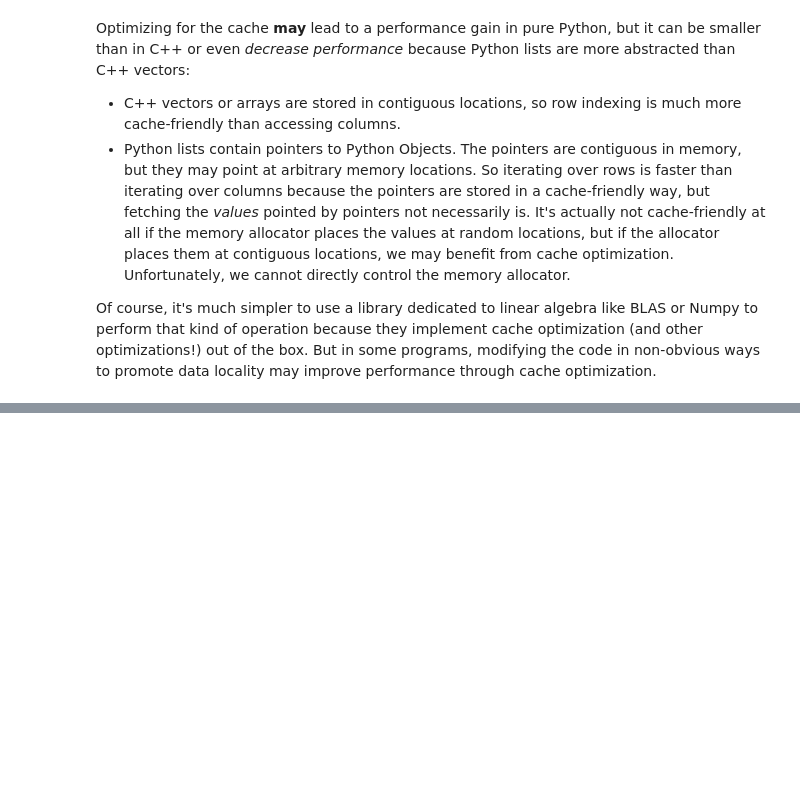
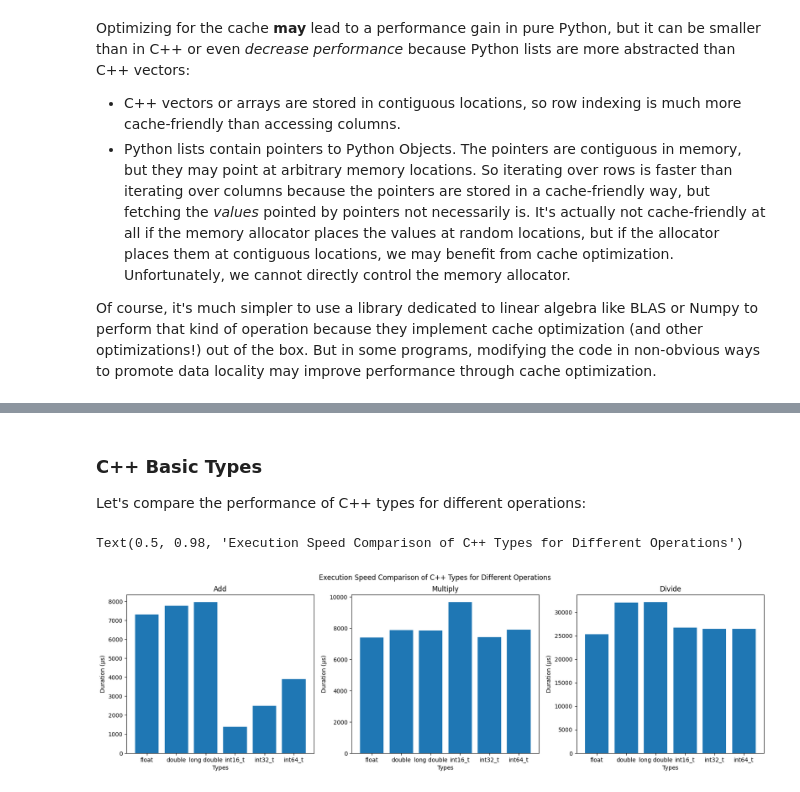
Before and after one commit to Vincent-Therrien/optimierung, a Jupyter notebook: visualization.ipynb, the cells around one changed output, grey strips where cells are left out. Drawn from its saved outputs; the diff is of its cells as text; code cells hidden in the pictures; blank space fills up the shorter version.

Commit message:
Discuss number representations

```diff
--- a/visualization.ipynb
+++ b/visualization.ipynb
@@ -172,0 +203,24 @@ plt.show()
+# %% [markdown]
+<a id='cpptypes'></a>
+
+### C++ Basic Types
+
+Let's compare the performance of C++ types for different operations:
+# %%
+executable = compile("number_representation/cpp_types")
+output = execute(executable)
+result = read_lines(output)[1:]  # Remove the header.
+
+fig, ax = plt.subplots(1, 3)
+fig.set_size_inches(20, 5)
+for i, operation in enumerate(("Add", "Multiply", "Divide")):
+    lines = [r for r in result if r[1] == operation]
+    names = [c[0] for c in lines]
+    durations = [float(c[2]) for c in lines]
+    ax[i].bar(names, durations, label=names)
+    ax[i].title.set_text(operation)
+    ax[i].set(xlabel='Types', ylabel='Duration (μs)')
+fig.suptitle("Execution Speed Comparison of C++ Types for Different Operations")
+# %% [output]
+Text(0.5, 0.98, 'Execution Speed Comparison of C++ Types for Different Operations')
+[figure, added]
```
Also changed, not shown: parts of 9 cells of this notebook, 6 other files.
